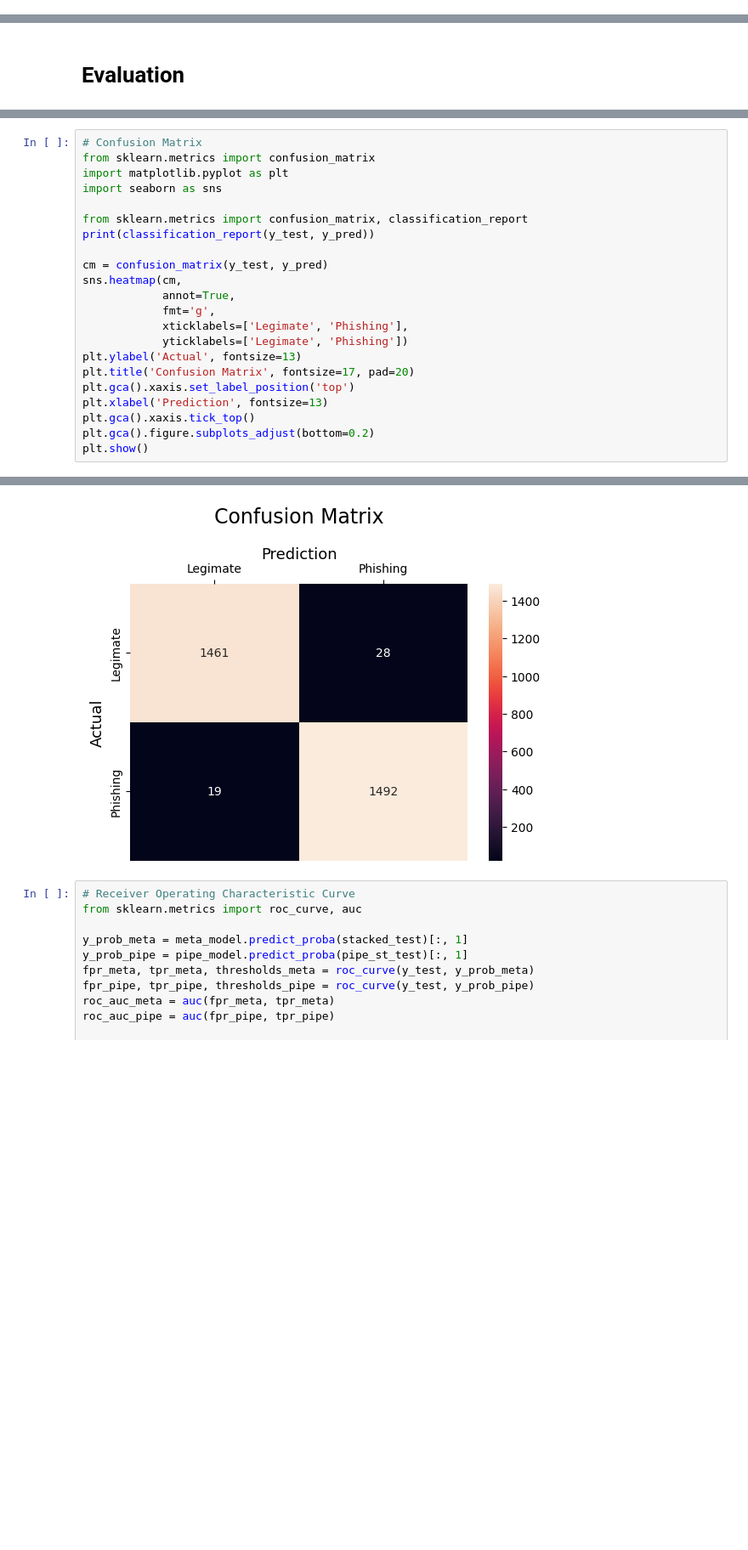
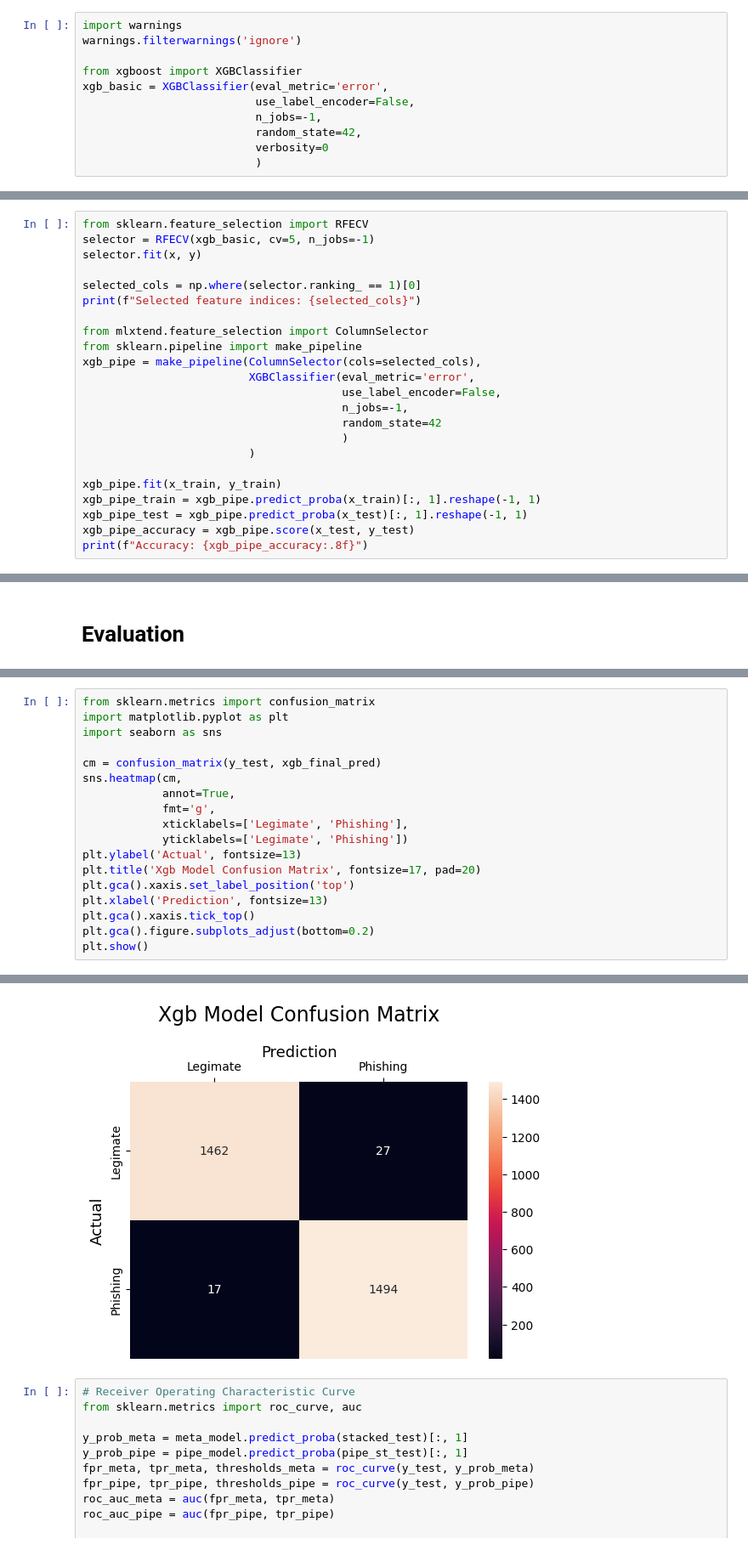
Before and after one commit to NHCh1/DLI, a Jupyter notebook: DLI_Assignment.ipynb, the cells around one changed output, grey strips where cells are left out. Shown: that part at 85% size. Cells and saved outputs as stored; diff of their text form; blank space fills up the shorter version.

Commit message:
Evaluating and saving XGBoost Model

```diff
--- a/DLI_Assignment.ipynb
+++ b/DLI_Assignment.ipynb
@@ -100,0 +89,11 @@ XGBoosting Accuracy: 0.9979
+# %%
+import warnings
+warnings.filterwarnings('ignore')
+
+from xgboost import XGBClassifier
+xgb_basic = XGBClassifier(eval_metric='error',
+                          use_label_encoder=False,
+                          n_jobs=-1,
+                          random_state=42,
+                          verbosity=0
+                          )
@@ -100,0 +102,23 @@ XGBoosting Accuracy: 0.9979
+# %%
+from sklearn.feature_selection import RFECV
+selector = RFECV(xgb_basic, cv=5, n_jobs=-1)
+selector.fit(x, y)
+
+selected_cols = np.where(selector.ranking_ == 1)[0]
+print(f"Selected feature indices: {selected_cols}")
+
+from mlxtend.feature_selection import ColumnSelector
+from sklearn.pipeline import make_pipeline
+xgb_pipe = make_pipeline(ColumnSelector(cols=selected_cols),
+                         XGBClassifier(eval_metric='error',
+                                       use_label_encoder=False,
+                                       n_jobs=-1,
+                                       random_state=42
+                                       )
+                         )
+
+xgb_pipe.fit(x_train, y_train)
+xgb_pipe_train = xgb_pipe.predict_proba(x_train)[:, 1].reshape(-1, 1)
+xgb_pipe_test = xgb_pipe.predict_proba(x_test)[:, 1].reshape(-1, 1)
+xgb_pipe_accuracy = xgb_pipe.score(x_test, y_test)
+print(f"Accuracy: {xgb_pipe_accuracy:.8f}")
@@ -338,20 +472,16 @@ Accuracy: 0.98433333
 # %%
-# Confusion Matrix
 from sklearn.metrics import confusion_matrix
 import matplotlib.pyplot as plt
 import seaborn as sns
 
-from sklearn.metrics import confusion_matrix, classification_report
-print(classification_report(y_test, y_pred))
-
-cm = confusion_matrix(y_test, y_pred)
+cm = confusion_matrix(y_test, xgb_final_pred)
 sns.heatmap(cm,
             annot=True,
             fmt='g',
             xticklabels=['Legimate', 'Phishing'],
             yticklabels=['Legimate', 'Phishing'])
 plt.ylabel('Actual', fontsize=13)
-plt.title('Confusion Matrix', fontsize=17, pad=20)
+plt.title('Xgb Model Confusion Matrix', fontsize=17, pad=20)
 plt.gca().xaxis.set_label_position('top')
 plt.xlabel('Prediction', fontsize=13)
 plt.gca().xaxis.tick_top()
@@ -369,4 +491,4 @@ weighted avg       0.98      0.98      0.98      3000
-[figure, old version]
+[figure, new version]
 # %%
 # Receiver Operating Characteristic Curve
 from sklearn.metrics import roc_curve, auc
```
Also changed, not shown: parts of 17 cells of this notebook.
